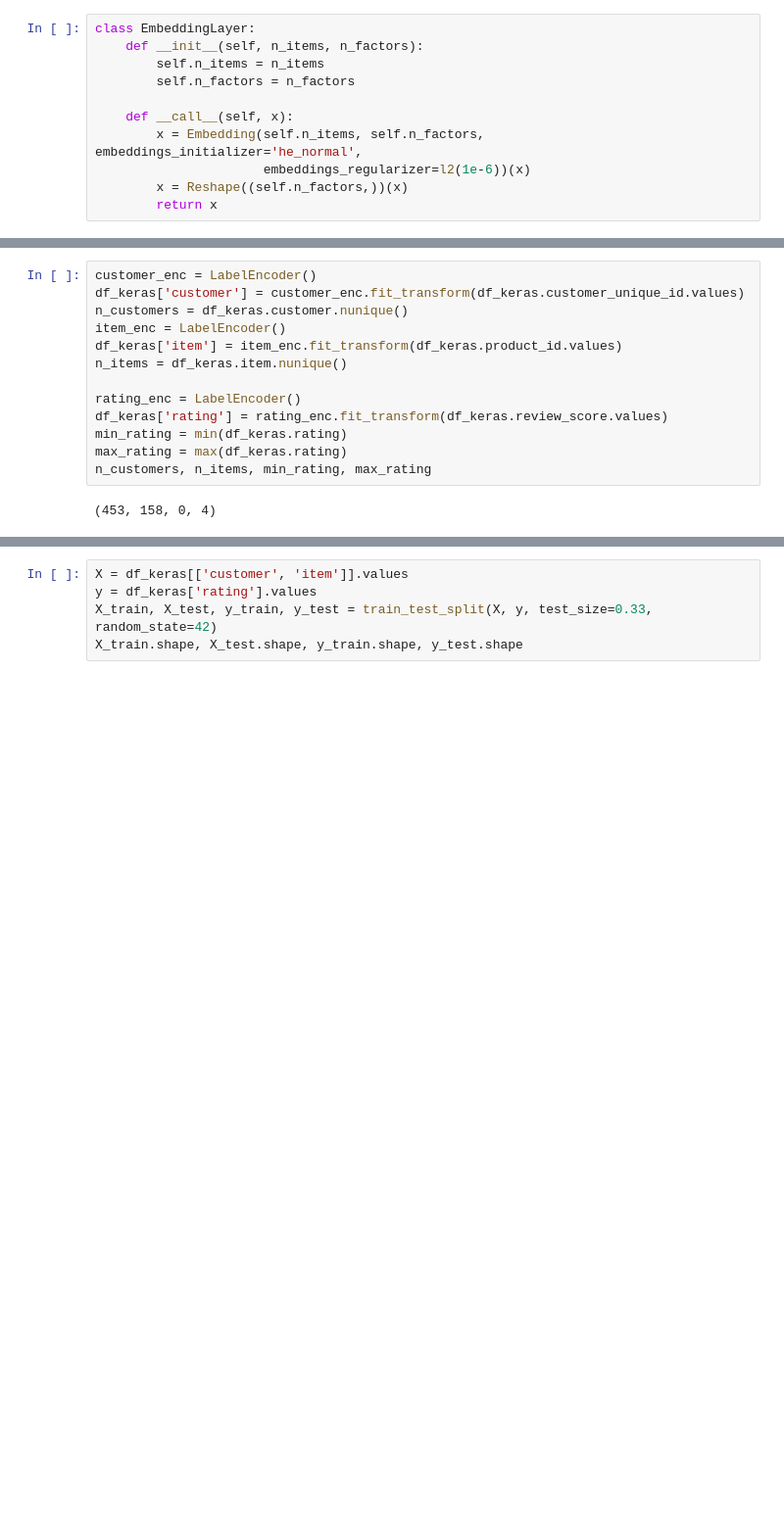
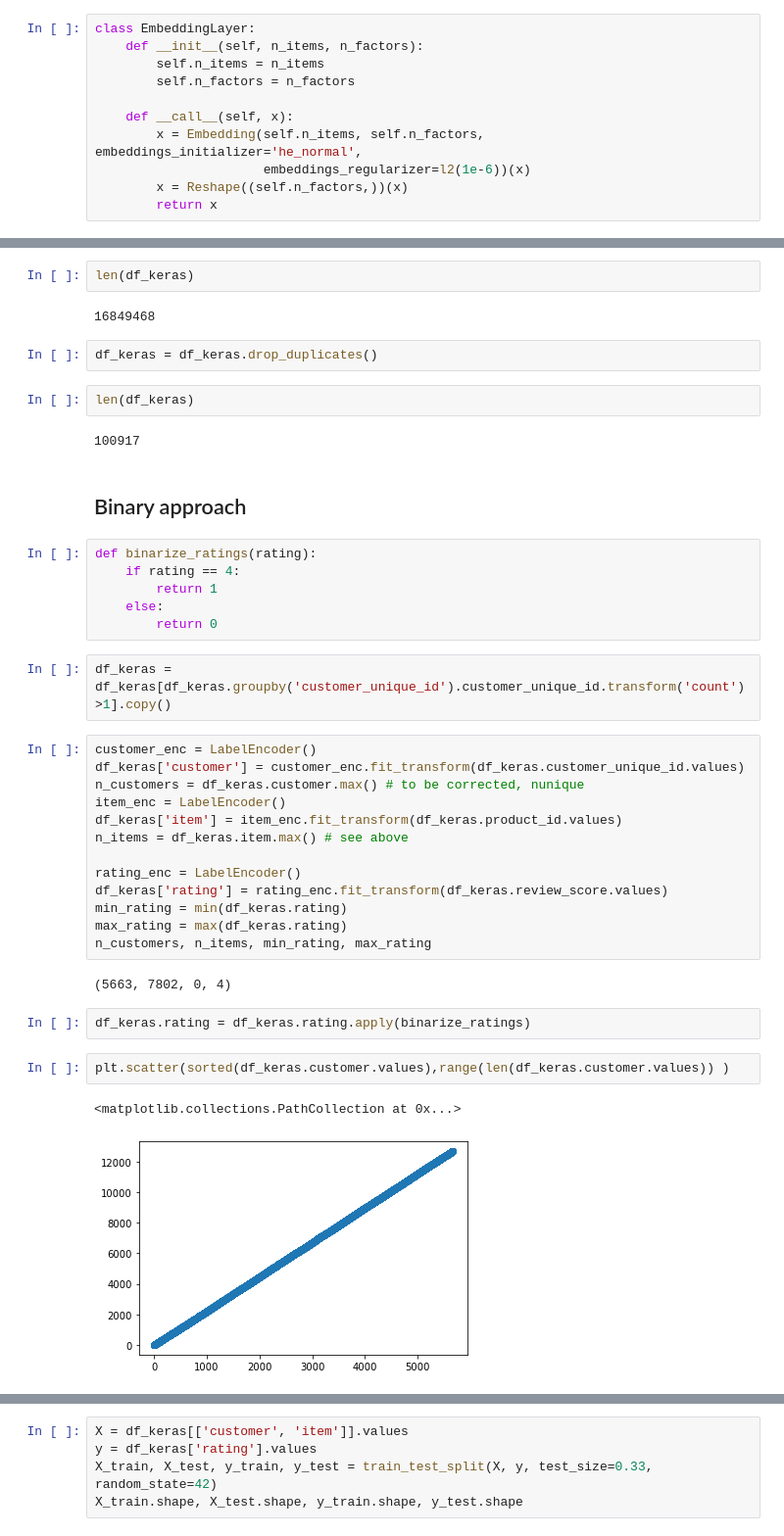
Before and after one commit to georgezefko/E-Commerce-Data-Analysis-Recommender-System, a Jupyter notebook: DL_recommender_classifier.ipynb, the cells around one changed output, grey strips where cells are left out. Shown: that part at 98% size. Saved outputs shown, nothing was run; the diff lists cells and outputs as text; blank space fills up the shorter version.

Commit message:
Added binary classifier

```diff
--- a/DL_recommender_classifier.ipynb
+++ b/DL_recommender_classifier.ipynb
@@ -122,10 +147,30 @@ df_keras = df.loc[:,'customer_unique_id,product_id,review_score,order_purchase_t
+# %%
+len(df_keras)
+# %% [output]
+16849468
+# %%
+df_keras = df_keras.drop_duplicates()
+# %%
+len(df_keras)
+# %% [output]
+100917
+# %% [markdown]
+## Binary approach
+# %%
+def binarize_ratings(rating):
+    if rating == 4:
+        return 1
+    else:
+        return 0
+# %%
+df_keras = df_keras[df_keras.groupby('customer_unique_id').customer_unique_id.transform('count')>1].copy()
 # %%
 customer_enc = LabelEncoder()
 df_keras['customer'] = customer_enc.fit_transform(df_keras.customer_unique_id.values)
-n_customers = df_keras.customer.nunique()
+n_customers = df_keras.customer.max() # to be corrected, nunique
 item_enc = LabelEncoder()
 df_keras['item'] = item_enc.fit_transform(df_keras.product_id.values)
-n_items = df_keras.item.nunique()
+n_items = df_keras.item.max() # see above
 
 rating_enc = LabelEncoder()
 df_keras['rating'] = rating_enc.fit_transform(df_keras.review_score.values)
@@ -133,4 +178,11 @@ min_rating = min(df_keras.rating)
 max_rating = max(df_keras.rating)
 n_customers, n_items, min_rating, max_rating
 # %% [output]
-(453, 158, 0, 4)
+(5663, 7802, 0, 4)
+# %%
+df_keras.rating = df_keras.rating.apply(binarize_ratings)
+# %%
+plt.scatter(sorted(df_keras.customer.values),range(len(df_keras.customer.values)) )
+# %% [output]
+<matplotlib.collections.PathCollection at 0x...>
+[figure, added]
```
Also changed, not shown: parts of 31 cells of this notebook, 6 other files.
